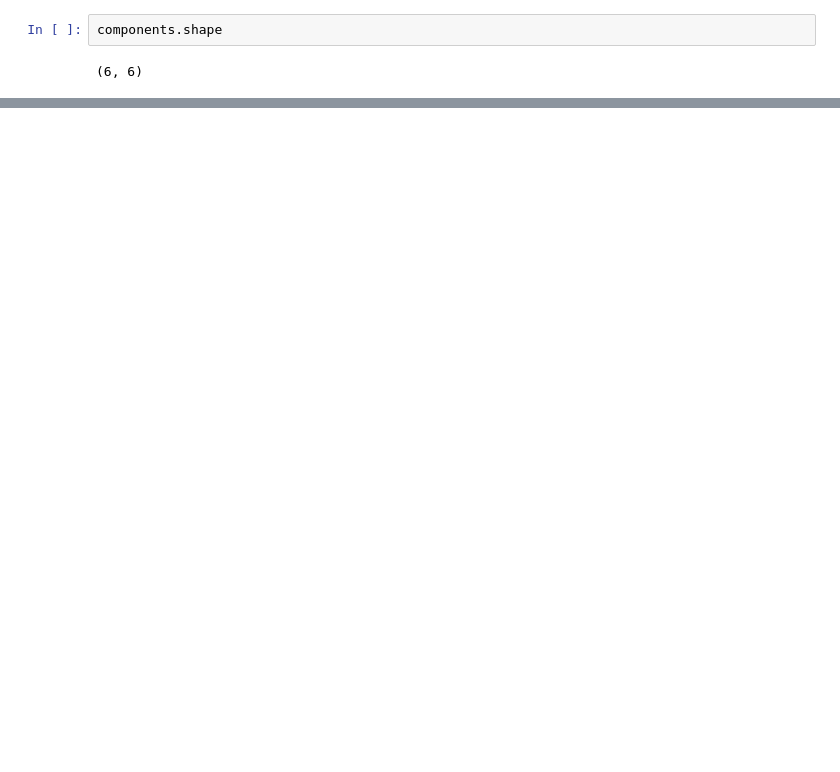
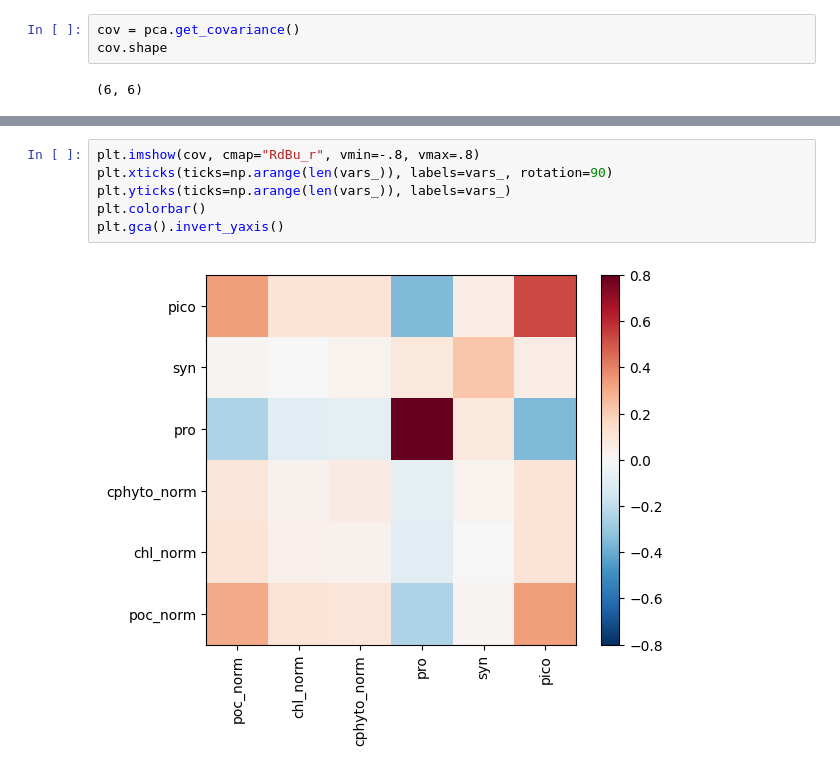
Before and after one commit to pedmondlerner/phytoSTEW, a Jupyter notebook: Team/Zichang/matchup_new.ipynb, the cells around one changed output, grey strips where cells are left out. Saved outputs shown, nothing was run; the diff lists cells and outputs as text; blank space fills up the shorter version.

```diff
--- a/Team/Zichang/matchup_new.ipynb
+++ b/Team/Zichang/matchup_new.ipynb
@@ -129,5 +122,6 @@ array([[ 0.5731388 ,  0.38246953,  0.37538487, -0.4347175 , -0.01034404,
 # %%
-components.shape
+cov = pca.get_covariance()
+cov.shape
 # %% [output]
 (6, 6)
 # %%
@@ -137,0 +171,8 @@ array([0.5281703 , 0.18567565, 0.11522229, 0.10060938, 0.0565504 ,
+# %%
+plt.imshow(cov, cmap="RdBu_r", vmin=-.8, vmax=.8)
+plt.xticks(ticks=np.arange(len(vars_)), labels=vars_, rotation=90)
+plt.yticks(ticks=np.arange(len(vars_)), labels=vars_)
+plt.colorbar()
+plt.gca().invert_yaxis()
+# %% [output]
+[figure, added]
```
Also changed, not shown: parts of 9 cells of this notebook.
